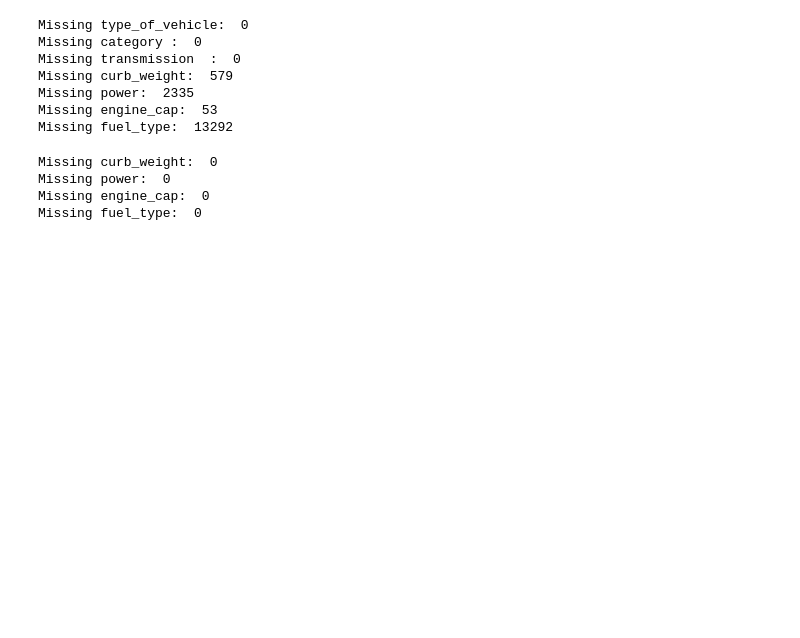
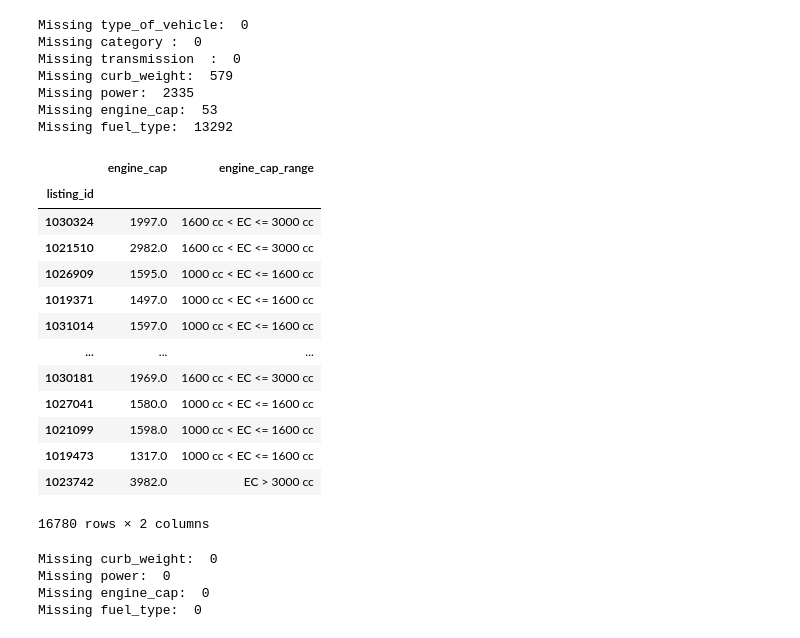
Before and after one commit to KrishnaKumarHariprasannan/cs5228-kpp, a Jupyter notebook: notebooks/cols_9_to_15.ipynb, the cells around one changed output. Drawn from its saved outputs; the diff is of its cells as text; code cells hidden in the pictures; blank space fills up the shorter version.

```diff
--- a/notebooks/cols_9_to_15.ipynb
+++ b/notebooks/cols_9_to_15.ipynb
@@ -202,6 +221,23 @@ pipeline_for_columns_9_to_15 = Pipeline(
 # %%
 cleaned_df = pipeline_for_columns_9_to_15.fit_transform(train)
 # cleaned_df.head().iloc[:,0:15]
+# %%
+cleaned_df.loc[:, ['engine_cap', 'engine_cap_range']]
+# %% [output]
+|  | engine_cap | engine_cap_range |
+| listing_id |  |  |
+| 1030324 | 1997.0 | 1600 cc < EC <= 3000 cc |
+| 1021510 | 2982.0 | 1600 cc < EC <= 3000 cc |
+| 1026909 | 1595.0 | 1000 cc < EC <= 1600 cc |
+| 1019371 | 1497.0 | 1000 cc < EC <= 1600 cc |
+| 1031014 | 1597.0 | 1000 cc < EC <= 1600 cc |
+| ... | ... | ... |
+| 1030181 | 1969.0 | 1600 cc < EC <= 3000 cc |
+| 1027041 | 1580.0 | 1000 cc < EC <= 1600 cc |
+| 1021099 | 1598.0 | 1000 cc < EC <= 1600 cc |
+| 1019473 | 1317.0 | 1000 cc < EC <= 1600 cc |
+| 1023742 | 3982.0 | EC > 3000 cc |
+16780 rows × 2 columns
 # %%
 print('Missing curb_weight: ', len(cleaned_df[cleaned_df.curb_weight.isnull()]))
 print('Missing power: ', len(cleaned_df[cleaned_df.power.isnull()]))
```
Also changed, not shown: parts of 6 cells of this notebook, 2 other files.
